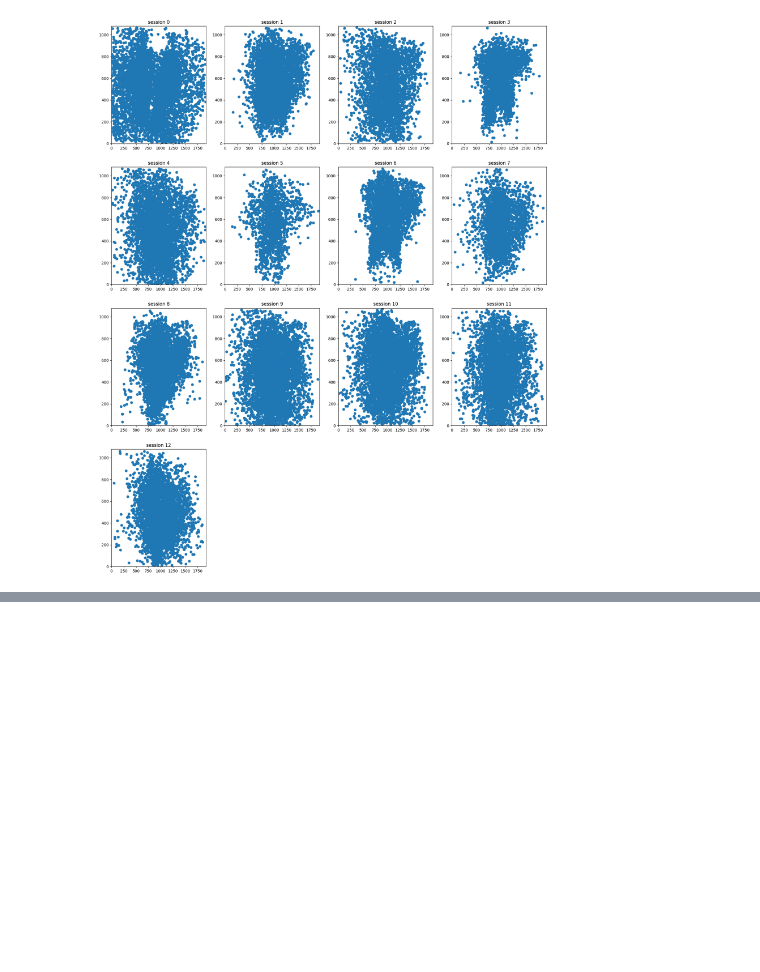
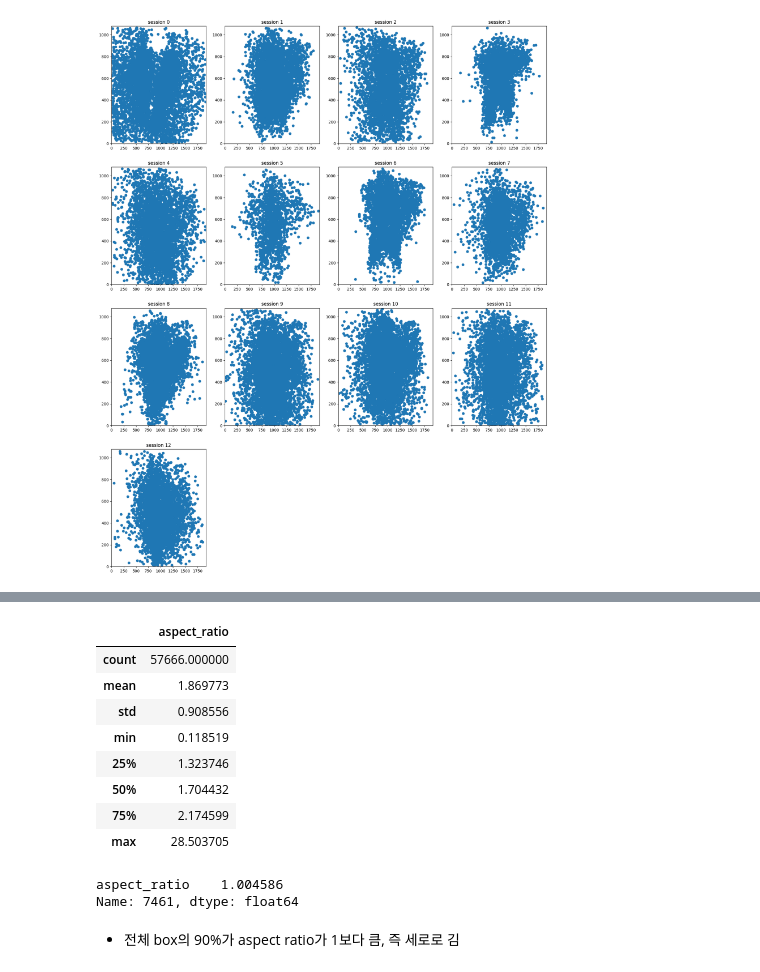
Before and after one commit to boostcampaitech4lv23cv1/final-project-level2-cv-05, a Jupyter notebook: EDA.ipynb, the cells around one changed output, grey strips where cells are left out. Saved outputs shown, nothing was run; the diff lists cells and outputs as text; code cells hidden in the pictures; blank space fills up the shorter version.

```diff
--- a/EDA.ipynb
+++ b/EDA.ipynb
@@ -433,0 +465,26 @@ for session in sessions:
+# %%
+aspect_ratio_list = []
+for i,row in new_label_img_df.box_w_h_list.iterrows():
+    for box in row.box_w_h_list:
+        box_w, box_h = float(box[0]), float(box[1])
+        aspect_ratio_list.append(box_h/box_w)
+# %%
+aspect_df = pd.DataFrame({'aspect_ratio':aspect_ratio_list})
+aspect_df.describe()
+# %% [output]
+|  | aspect_ratio |
+| count | 57666.000000 |
+| mean | 1.869773 |
+| std | 0.908556 |
+| min | 0.118519 |
+| 25% | 1.323746 |
+| 50% | 1.704432 |
+| 75% | 2.174599 |
+| max | 28.503705 |
+# %%
+aspect_df.sort_values(by='aspect_ratio').iloc[5700]
+# %% [output]
+aspect_ratio    1.004586
+Name: 7461, dtype: float64
+# %% [markdown]
+- 전체 box의 90%가 aspect ratio가 1보다 큼, 즉 세로로 김
```
Also changed, not shown: parts of 8 cells of this notebook.
